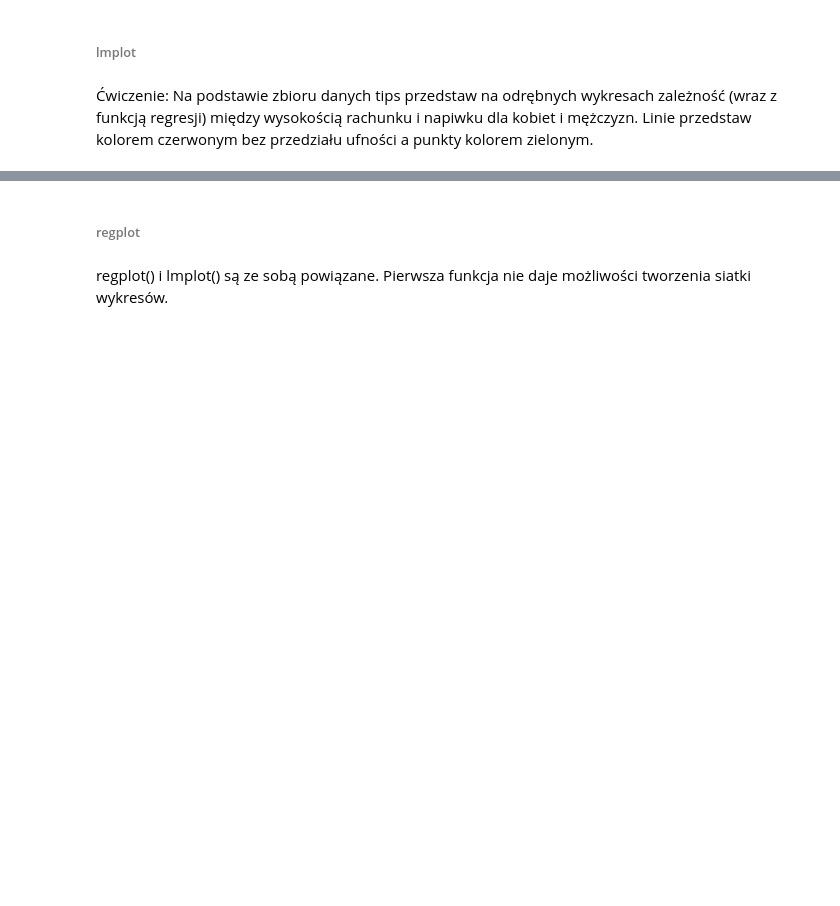
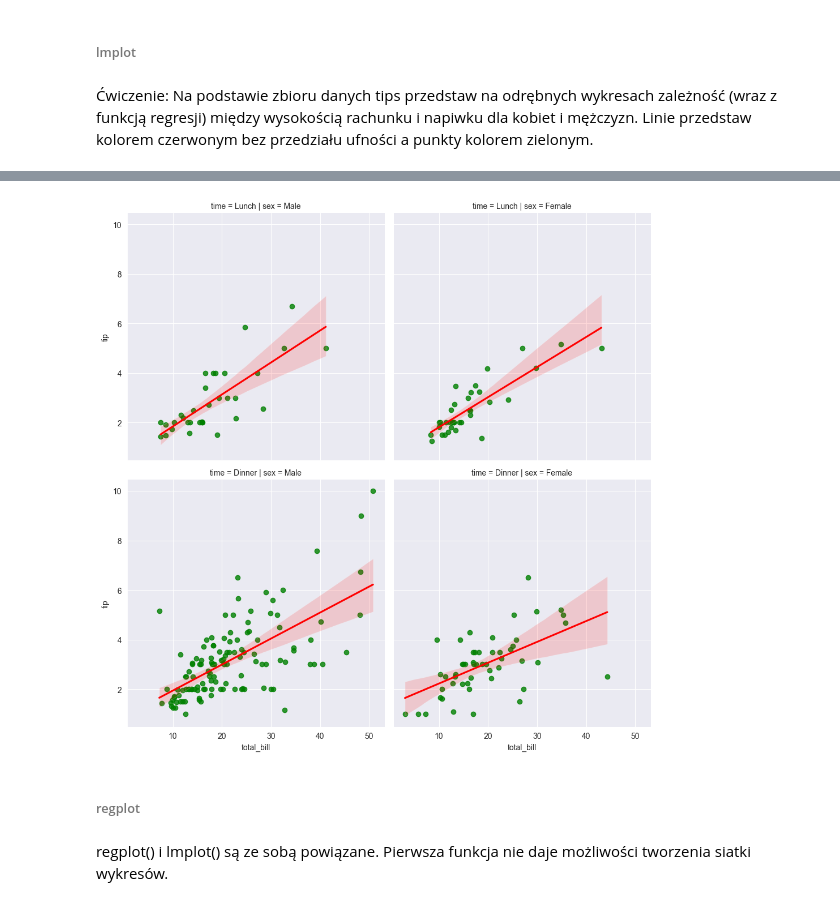
Before and after one commit to Alexa9der/Szkolenie_SDA, a Jupyter notebook: Wizualizacja_danych/prezentacja/Wizualizacja_danych.ipynb, the cells around one changed output, grey strips where cells are left out. Cells and saved outputs as stored; diff of their text form; code cells hidden in the pictures; blank space fills up the shorter version.

```diff
--- a/Wizualizacja_danych/prezentacja/Wizualizacja_danych.ipynb
+++ b/Wizualizacja_danych/prezentacja/Wizualizacja_danych.ipynb
@@ -892,3 +921,9 @@ Zmiana rozmiaru wykresu:
+# %%
+sns.lmplot(
+    data=tips, x="total_bill", y="tip", col="sex", row="time", # ci= False,
+    line_kws={'color': 'red'}, scatter_kws={'color': 'green'});
+# %% [output]
+[figure, added]
 # %% [markdown]
 ###### regplot
 # %% [markdown]
```
Also changed, not shown: parts of 40 cells of this notebook, 4 other files.
